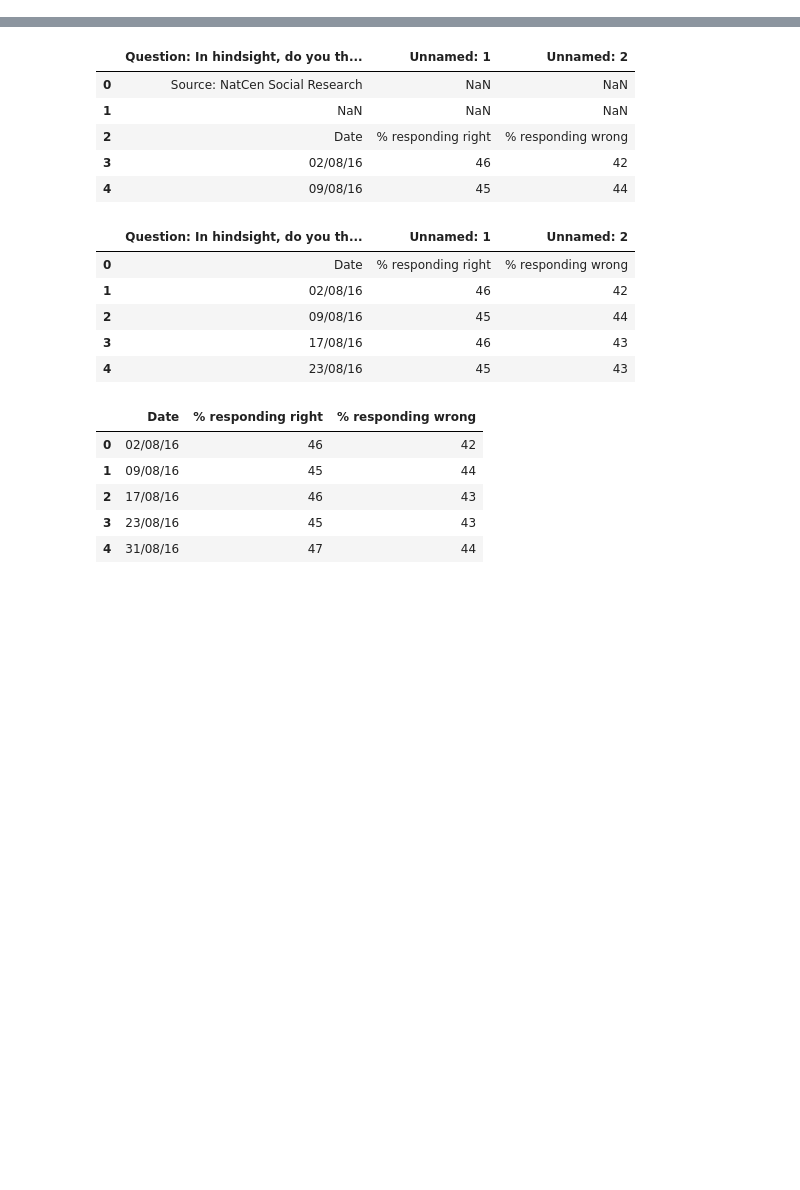
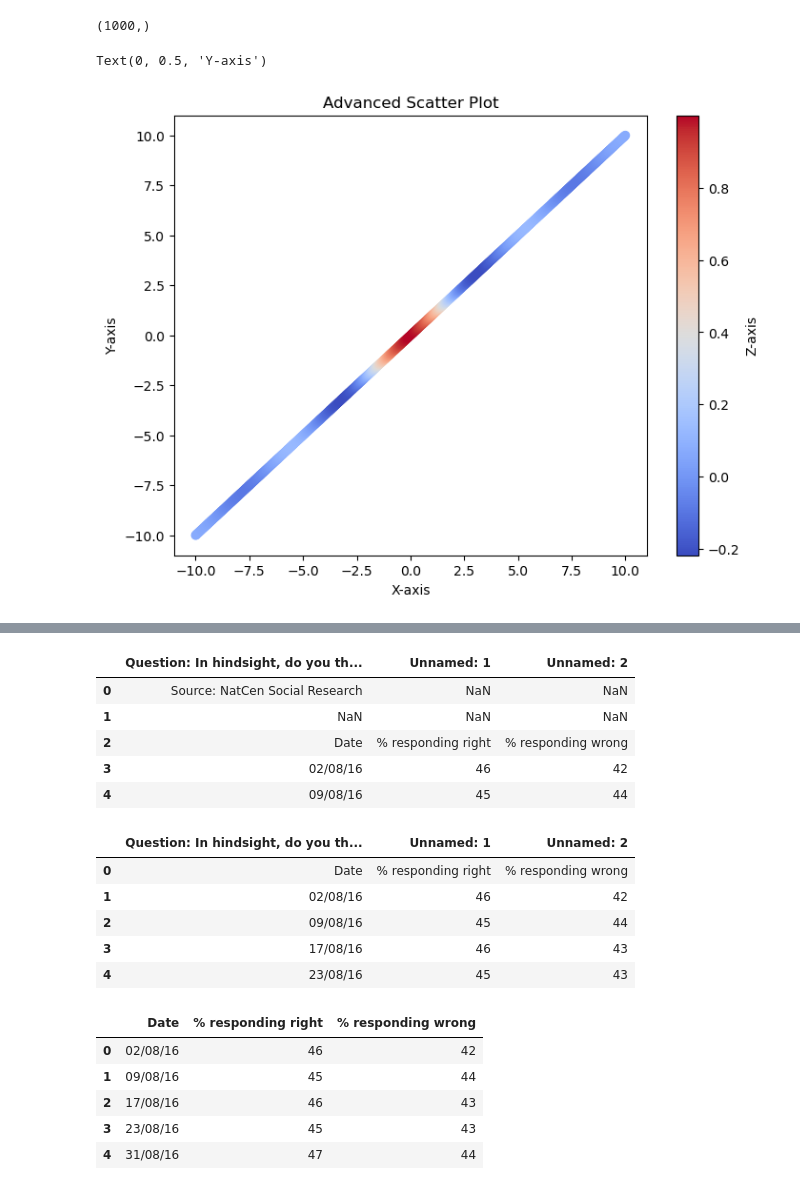
Before and after one commit to MachukaJoy/datavisualization_week1, a Jupyter notebook: week1.ipynb, the cells around one changed output, grey strips where cells are left out. Saved outputs shown, nothing was run; the diff lists cells and outputs as text; code cells hidden in the pictures; blank space fills up the shorter version.

```diff
--- a/week1.ipynb
+++ b/week1.ipynb
@@ -4,0 +17,26 @@ import matplotlib.pyplot as plt
+# %%
+# Create numpy arrays
+x = np.linspace(-10, 10, 1000)
+y = np.linspace(-10, 10, 1000)
+# %%
+# define function z_func
+def z_func(x, y):
+    z = np.sin(np.sqrt(x**2 + y**2)) / np.sqrt(x**2 + y**2)
+    return z
+
+# Calculate z
+z = z_func(x, y)
+print(z.shape)
+# %% [output]
+(1000,)
+# %%
+#  2d scatter plot
+plt.figure(figsize=(8, 6))
+scatter = plt.scatter(x, y, c=z, cmap='coolwarm')
+plt.colorbar(scatter, label='Z-axis')
+plt.title('Advanced Scatter Plot')
+plt.xlabel('X-axis')
+plt.ylabel('Y-axis')
+# %% [output]
+Text(0, 0.5, 'Y-axis')
+[figure, added]
```
Also changed, not shown: parts of 27 cells of this notebook, 2 other files.
